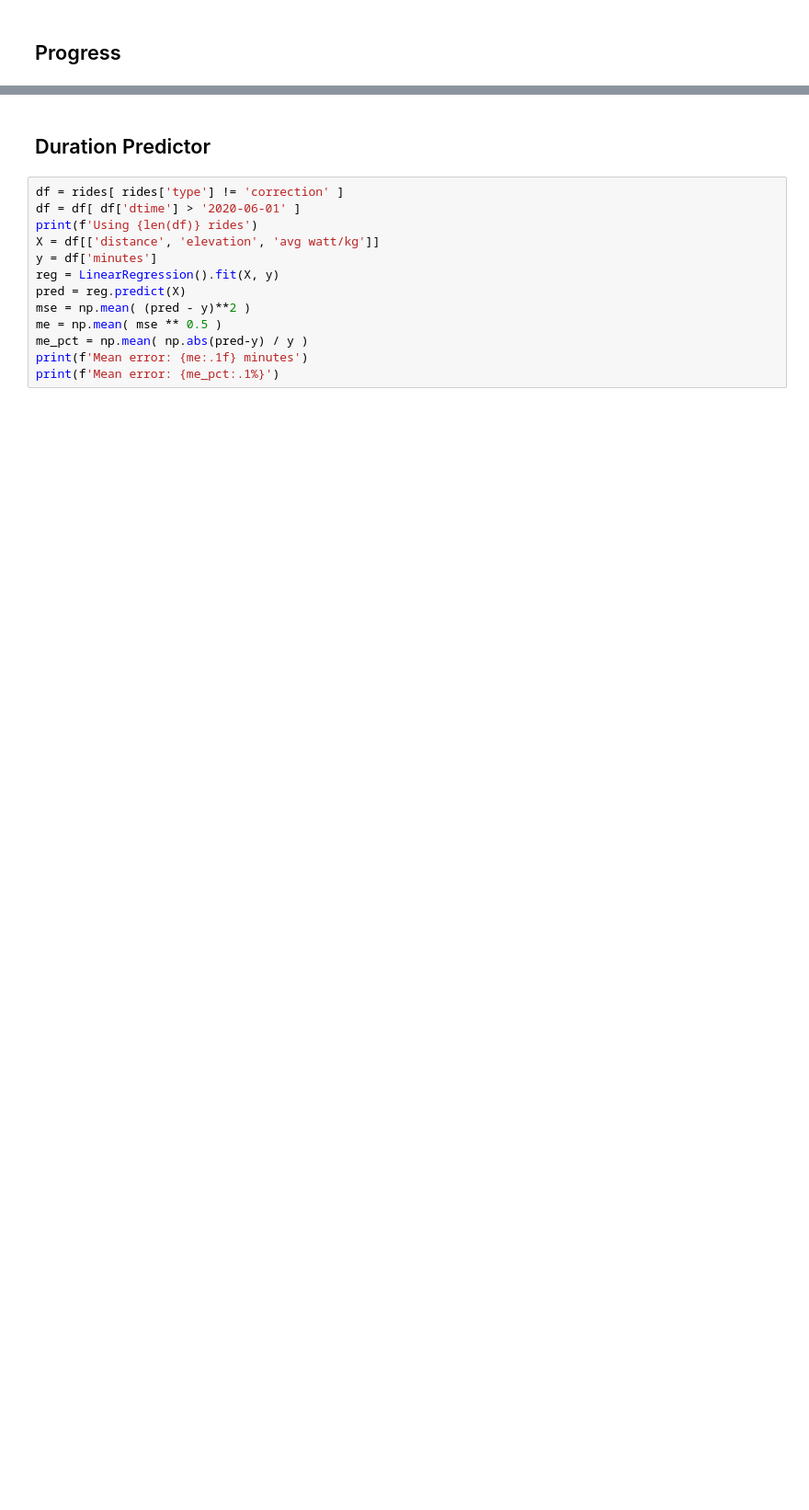
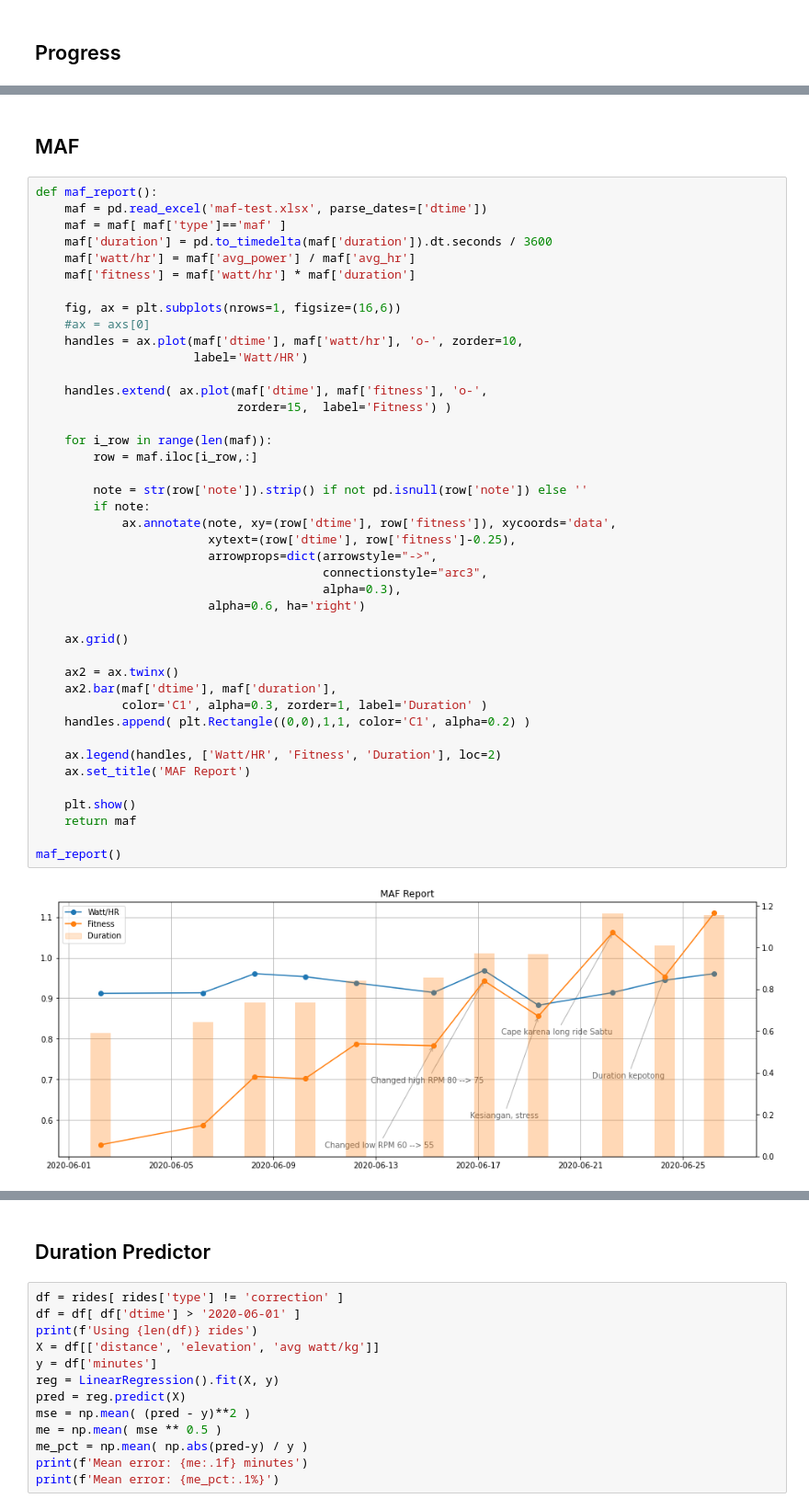
Before and after one commit to bennylp/zwift-training, a Jupyter notebook: zwift-planner.ipynb, the cells around one changed output, grey strips where cells are left out. Shown at 92% size. Saved outputs shown, nothing was run; the diff lists cells and outputs as text; blank space fills up the shorter version.

```diff
--- a/zwift-planner.ipynb
+++ b/zwift-planner.ipynb
@@ -174,0 +172,46 @@ plot_progress('W-SUN')
+# %% [markdown]
+## MAF
+# %%
+def maf_report():
+    maf = pd.read_excel('maf-test.xlsx', parse_dates=['dtime'])
+    maf = maf[ maf['type']=='maf' ]
+    maf['duration'] = pd.to_timedelta(maf['duration']).dt.seconds / 3600
+    maf['watt/hr'] = maf['avg_power'] / maf['avg_hr']
+    maf['fitness'] = maf['watt/hr'] * maf['duration']
+
+    fig, ax = plt.subplots(nrows=1, figsize=(16,6))
+    #ax = axs[0]
+    handles = ax.plot(maf['dtime'], maf['watt/hr'], 'o-', zorder=10,
+                      label='Watt/HR')
+
+    handles.extend( ax.plot(maf['dtime'], maf['fitness'], 'o-',
+                            zorder=15,  label='Fitness') )
+
+    for i_row in range(len(maf)):
+        row = maf.iloc[i_row,:]
+
+        note = str(row['note']).strip() if not pd.isnull(row['note']) else ''
+        if note:
+            ax.annotate(note, xy=(row['dtime'], row['fitness']), xycoords='data',
+                        xytext=(row['dtime'], row['fitness']-0.25),
+                        arrowprops=dict(arrowstyle="->",
+                                        connectionstyle="arc3",
+                                        alpha=0.3),
+                        alpha=0.6, ha='right')
+
+    ax.grid()
+
+    ax2 = ax.twinx()
+    ax2.bar(maf['dtime'], maf['duration'],
+            color='C1', alpha=0.3, zorder=1, label='Duration' )
+    handles.append( plt.Rectangle((0,0),1,1, color='C1', alpha=0.2) )
+
+    ax.legend(handles, ['Watt/HR', 'Fitness', 'Duration'], loc=2)
+    ax.set_title('MAF Report')
+
+    plt.show()
+    return maf
+
+maf_report()
+# %% [output]
+[figure, added]
```
Also changed, not shown: parts of 16 cells of this notebook, 4 other files.
